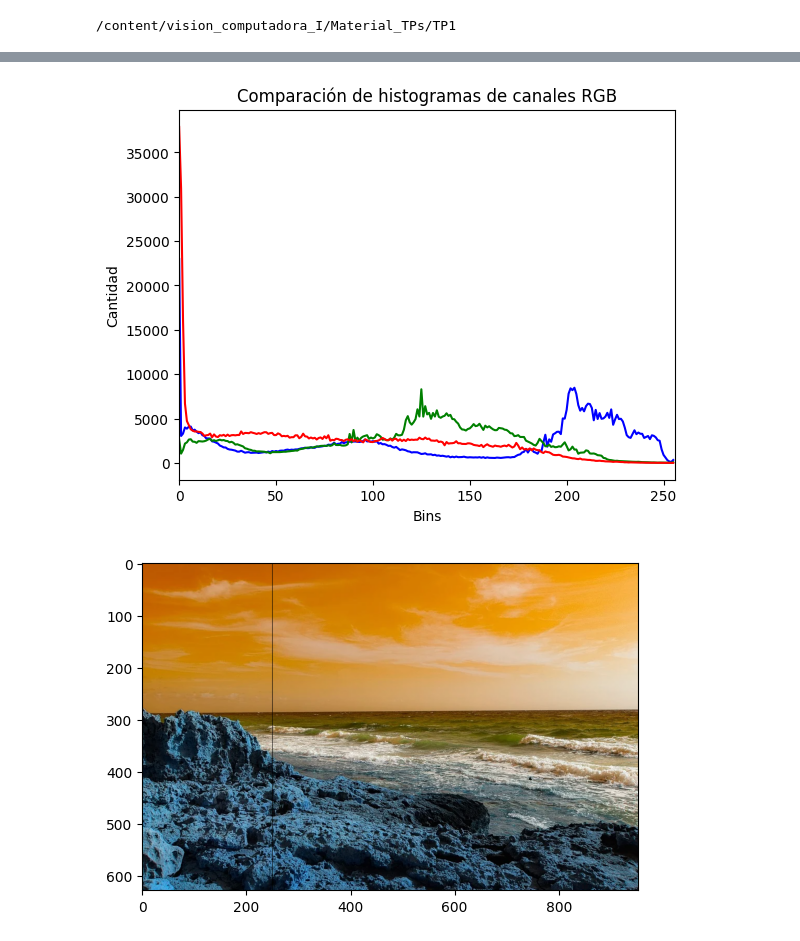
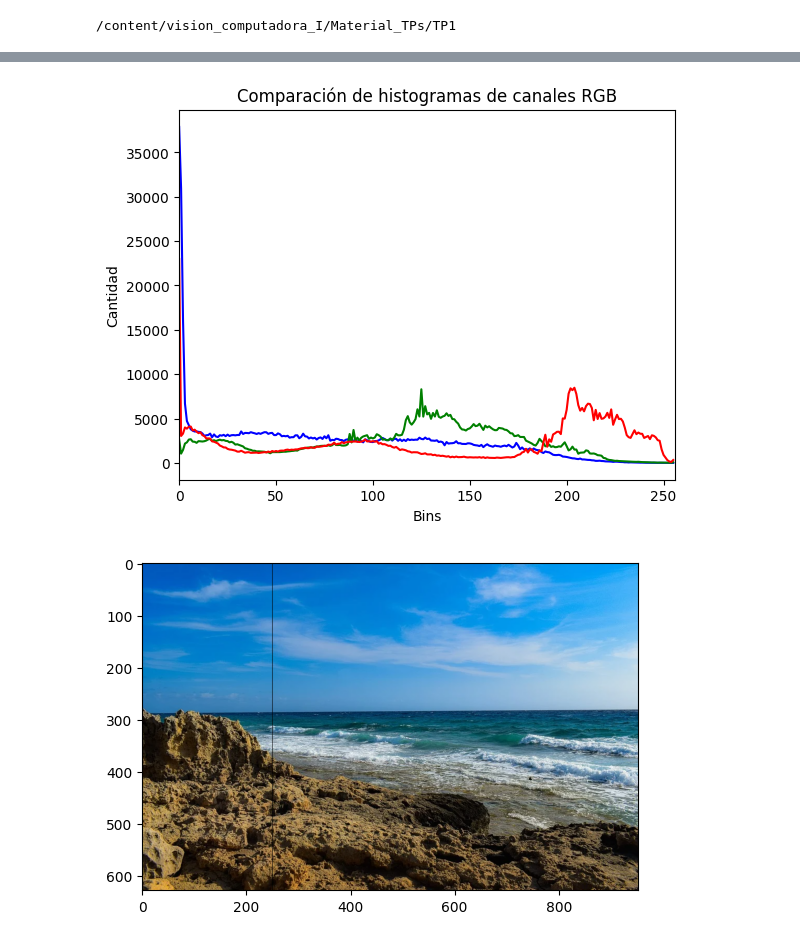
Before and after one commit to MauricioCastroF/VC1_EntregaTP, a Jupyter notebook: TP1_PARTE_2_2_Castro_FrancoMauricio.ipynb, the cells around one changed output, grey strips where cells are left out. Drawn from its saved outputs; the diff is of its cells as text; code cells hidden in the pictures.

```diff
--- a/TP1_PARTE_2_2_Castro_FrancoMauricio.ipynb
+++ b/TP1_PARTE_2_2_Castro_FrancoMauricio.ipynb
@@ -24,6 +25,4 @@ cd vision_computadora_I/Material_TPs/TP1
 /content/vision_computadora_I/Material_TPs/TP1
 # %%
 seg = cv.imread('segmentacion.png')
-
-plt.imshow(seg)
-plt.show()
+seg2 = cv.cvtColor(seg, cv.COLOR_BGR2RGB)
@@ -32,24 +29,24 @@ plt.show()
 # %%
-canales = cv.split(seg); colors = ("b", "g", "r")
+canales = cv.split(seg2); colors = ("b", "g", "r")
 plt.figure()
 plt.title("Comparación de histogramas de canales RGB")
 plt.xlabel("Bins")
 plt.ylabel("Cantidad")
 
 for (canales, color) in zip(canales, colors):
-	# create a histogram for the current channel and plot it
+	# generar un histograma para cada canal de la imagen RGB
 	hist = cv.calcHist([canales], [0], None, [256], [0, 256])
 	plt.plot(hist, color=color)
 	plt.xlim([0, 256])
 # %% [output]
-[figure, old version]
+[figure, new version]
 # %%
-img_anotada = seg.copy()
+img_anotada = seg2.copy()
 img_anotada[:, 250]=0
 plt.figure()
 plt.imshow(img_anotada,cmap='gray')
 plt.show()
 # %% [output]
-[figure, old version]
+[figure, new version]
 # %%
 idx_col = 250
```
Also changed, not shown: parts of 7 cells of this notebook.
